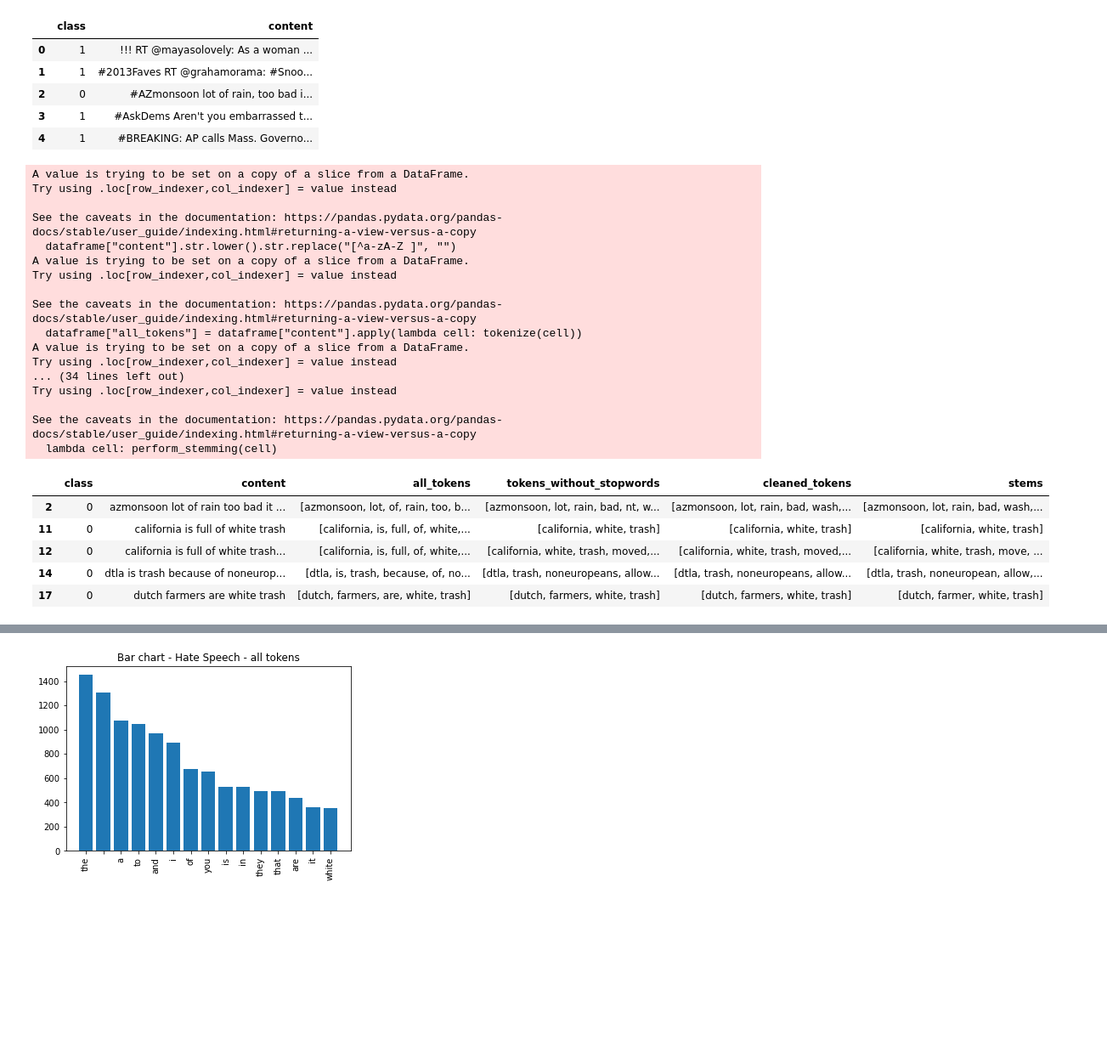
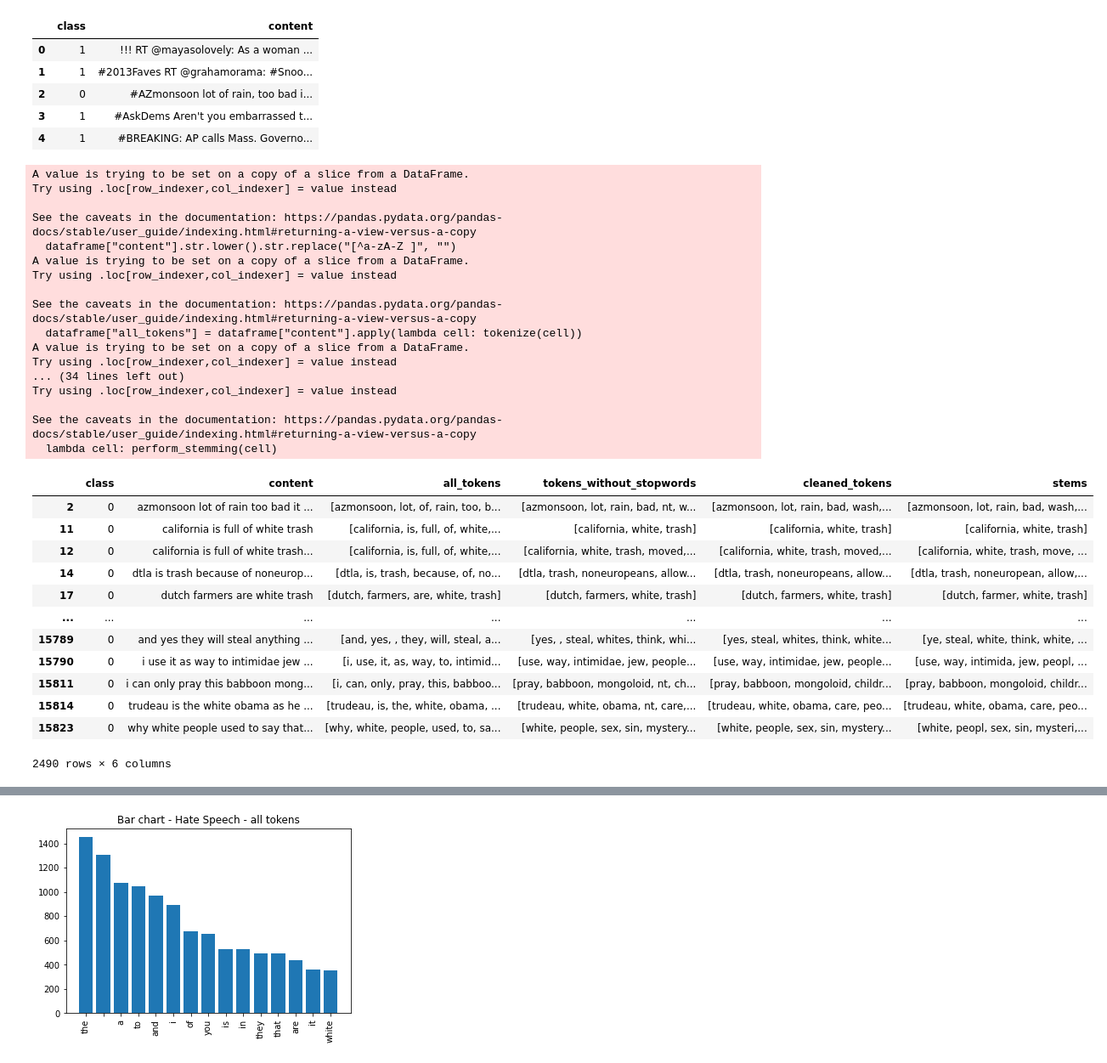
Before and after one commit to fidsusj/HateSpeechDetection, a Jupyter notebook: src/data_visualization.ipynb, the cells around one changed output, grey strips where cells are left out. Shown at 85% size. Drawn from its saved outputs; the diff is of its cells as text; code cells hidden in the pictures; blank space fills up the shorter version.

```diff
--- a/src/data_visualization.ipynb
+++ b/src/data_visualization.ipynb
@@ -20,8 +20,6 @@ df_dataset.head()
 # %%
 hate_speech = build_corpus(df_dataset[df_dataset["class"] == 0])
 non_hate_speech = build_corpus(df_dataset[df_dataset["class"] == 1])
-
-hate_speech.head()
 # %% [output]
 A value is trying to be set on a copy of a slice from a DataFrame.
 Try using .loc[row_indexer,col_indexer] = value instead
@@ -40,9 +38,20 @@ Try using .loc[row_indexer,col_indexer] = value instead
 
 See the caveats in the documentation: https://pandas.pydata.org/pandas-docs/stable/user_guide/indexing.html#returning-a-view-versus-a-copy
   lambda cell: perform_stemming(cell)
-|  | class | content | all_tokens | tokens_without_stopwords | cleaned_tokens | stems |
-| 2 | 0 | azmonsoon lot of rain too bad it ... | [azmonsoon, lot, of, rain, too, b... | [azmonsoon, lot, rain, bad, nt, w... | [azmonsoon, lot, rain, bad, wash,... | [azmonsoon, lot, rain, bad, wash,... |
-| 11 | 0 | california is full of white trash | [california, is, full, of, white,... | [california, white, trash] | [california, white, trash] | [california, white, trash] |
-| 12 | 0 | california is full of white trash... | [california, is, full, of, white,... | [california, white, trash, moved,... | [california, white, trash, moved,... | [california, white, trash, move, ... |
-| 14 | 0 | dtla is trash because of noneurop... | [dtla, is, trash, because, of, no... | [dtla, trash, noneuropeans, allow... | [dtla, trash, noneuropeans, allow... | [dtla, trash, noneuropean, allow,... |
-| 17 | 0 | dutch farmers are white trash | [dutch, farmers, are, white, trash] | [dutch, farmers, white, trash] | [dutch, farmers, white, trash] | [dutch, farmer, white, trash] |
+# %%
+pd.set_option('display.max_colwidth', None)
+hate_speech
+# %% [output]
+|  | class | content | all_tokens | tokens_without_stopwords | cleaned_tokens | stems |
+| 2 | 0 | azmonsoon lot of rain too bad it ... | [azmonsoon, lot, of, rain, too, b... | [azmonsoon, lot, rain, bad, nt, w... | [azmonsoon, lot, rain, bad, wash,... | [azmonsoon, lot, rain, bad, wash,... |
+| 11 | 0 | california is full of white trash | [california, is, full, of, white,... | [california, white, trash] | [california, white, trash] | [california, white, trash] |
+| 12 | 0 | california is full of white trash... | [california, is, full, of, white,... | [california, white, trash, moved,... | [california, white, trash, moved,... | [california, white, trash, move, ... |
+| 14 | 0 | dtla is trash because of noneurop... | [dtla, is, trash, because, of, no... | [dtla, trash, noneuropeans, allow... | [dtla, trash, noneuropeans, allow... | [dtla, trash, noneuropean, allow,... |
+| 17 | 0 | dutch farmers are white trash | [dutch, farmers, are, white, trash] | [dutch, farmers, white, trash] | [dutch, farmers, white, trash] | [dutch, farmer, white, trash] |
+| ... | ... | ... | ... | ... | ... | ... |
+| 15789 | 0 | and yes they will steal anything ... | [and, yes, , they, will, steal, a... | [yes, , steal, whites, think, whi... | [yes, steal, whites, think, white... | [ye, steal, white, think, white, ... |
+| 15790 | 0 | i use it as way to intimidae jew ... | [i, use, it, as, way, to, intimid... | [use, way, intimidae, jew, people... | [use, way, intimidae, jew, people... | [use, way, intimida, jew, peopl, ... |
+| 15811 | 0 | i can only pray this babboon mong... | [i, can, only, pray, this, babboo... | [pray, babboon, mongoloid, nt, ch... | [pray, babboon, mongoloid, childr... | [pray, babboon, mongoloid, childr... |
+| 15814 | 0 | trudeau is the white obama as he ... | [trudeau, is, the, white, obama, ... | [trudeau, white, obama, nt, care,... | [trudeau, white, obama, care, peo... | [trudeau, white, obama, care, peo... |
+| 15823 | 0 | why white people used to say that... | [why, white, people, used, to, sa... | [white, people, sex, sin, mystery... | [white, people, sex, sin, mystery... | [white, peopl, sex, sin, mysteri,... |
+2490 rows × 6 columns
```
Also changed, not shown: parts of 5 cells of this notebook.
